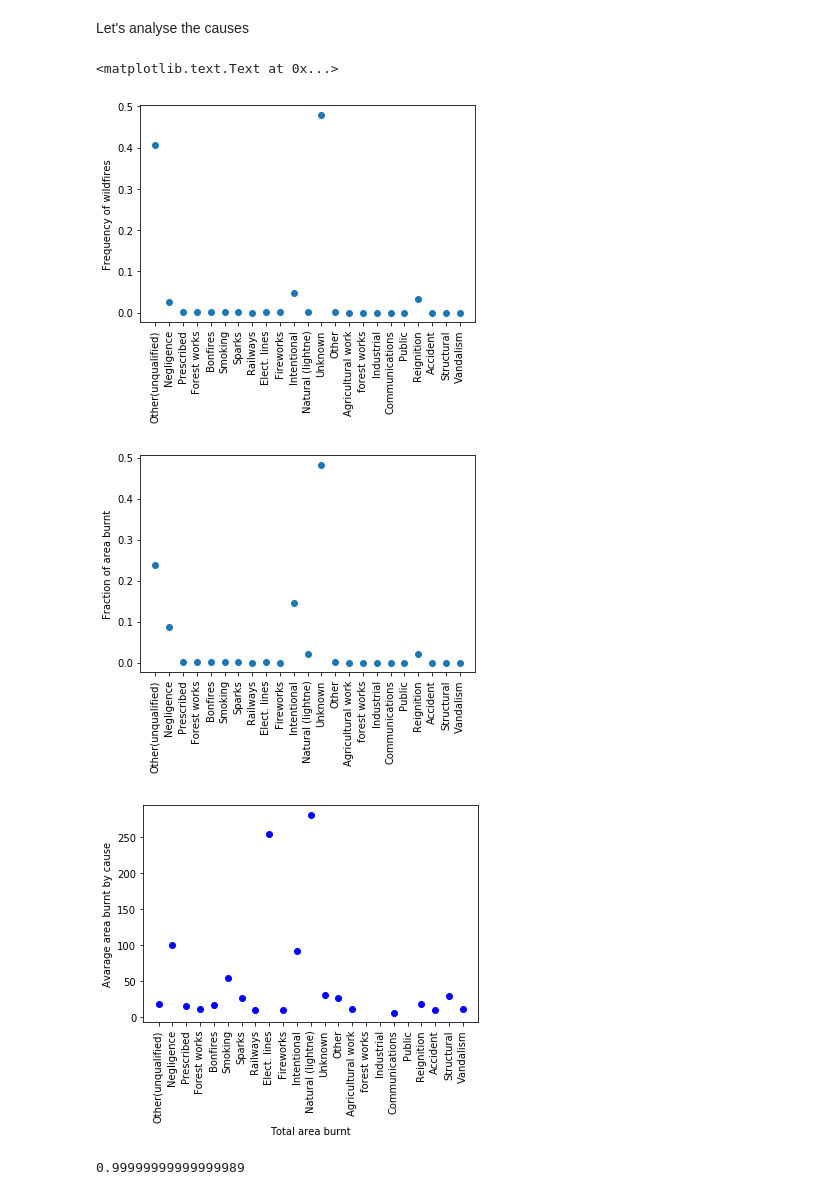
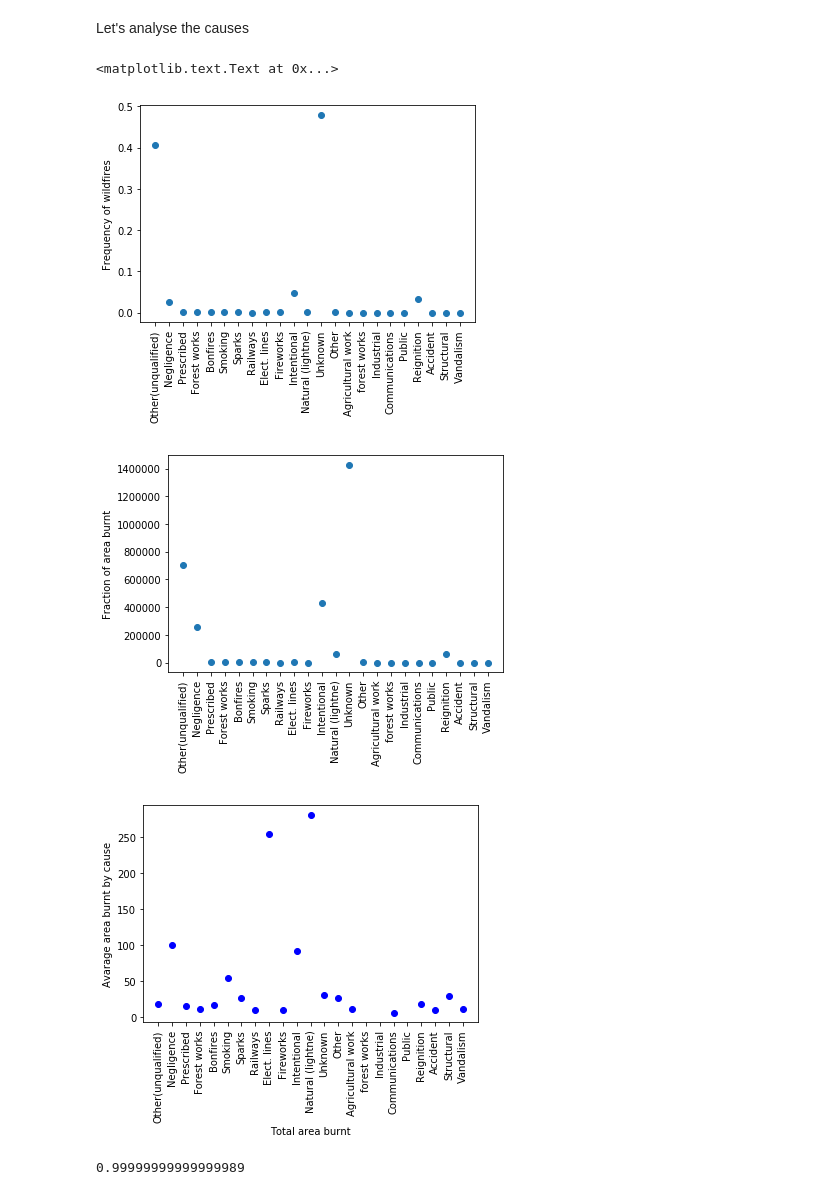
Before and after one commit to g-torr/wildfire, a Jupyter notebook: total_area.ipynb, the cells around one changed output. Cells and saved outputs as stored; diff of their text form; code cells hidden in the pictures.

```diff
--- a/total_area.ipynb
+++ b/total_area.ipynb
@@ -215,31 +233,31 @@ Let's analyse the causes
 # %%
 %matplotlib inline
 a=fire["tot_burnt"]
 cond=[a>1]
 a=a[cond]
 c=fire["cause"]
 c=c[cond]
 my_xticks = ["Other(unqualified)",'Negligence','Prescribed','Forest works','Bonfires',"Smoking","Sparks","Railways","Elect. lines","Fireworks","Intentional","Natural (lightne)","Unknown","Other","Agricultural work","forest works","Industrial","Communications","Public","Reignition","Accident","Structural","Vandalism"]
 h,b=histogram(c,bins=arange(0,24),density=True)
 plt.xticks(b[:-1], my_xticks,rotation=90)
 ylabel("Frequency of wildfires")
 plot(b[:-1],h,"o")
 figure()
-h,b=histogram(c,weights=a,bins=arange(0,24),density=True)
+h,b=histogram(c,weights=a,bins=arange(0,24),density=False)
 ylabel("Fraction of area burnt")
 plt.xticks(b[:-1], my_xticks,rotation=90)
 plot(b[:-1],h,"o")
 figure()
 
 for caus in arange(0,23):
     plot(caus,mean(a[c==caus]),"bo")
 plt.xticks(b[:-1], my_xticks,rotation=90)
 ylabel("Avarage area burnt by cause")
 xlabel("Total area burnt")
 # %% [output]
 <matplotlib.text.Text at 0x...>
 [figure]
-[figure, old version]
+[figure, new version]
 [figure]
 # %%
 sum(h)
```
Also changed, not shown: parts of 8 cells of this notebook, 7 other files.
